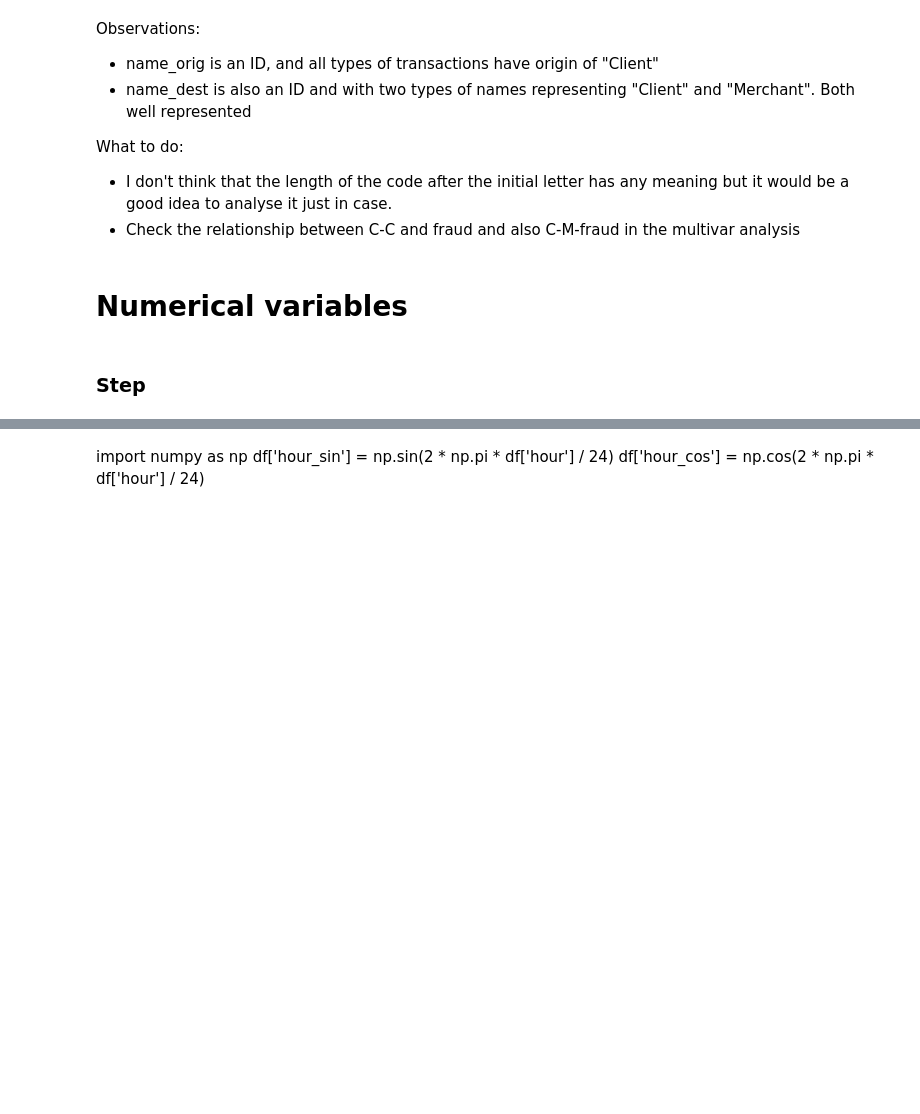
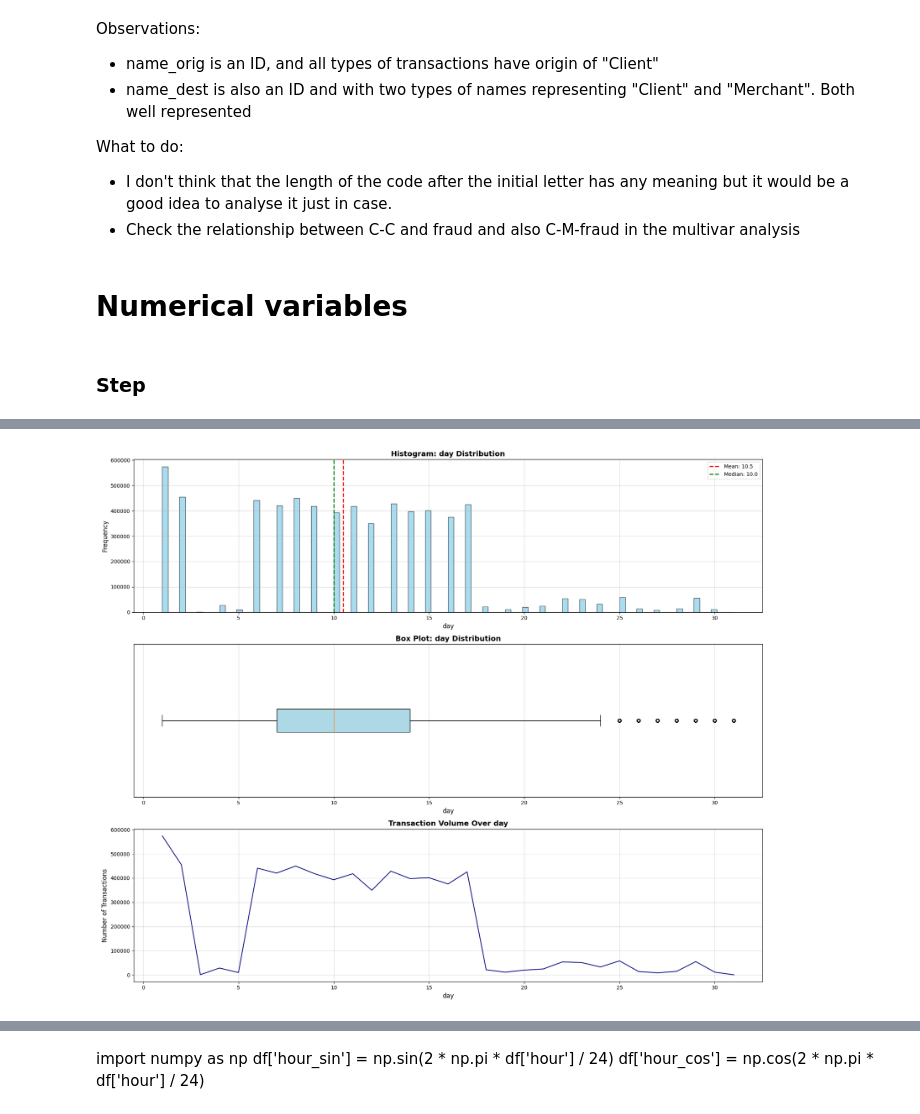
Before and after one commit to amaldu/fraud_detection, a Jupyter notebook: notebooks/01_univar_analysis.ipynb, the cells around one changed output, grey strips where cells are left out. Saved outputs shown, nothing was run; the diff lists cells and outputs as text; code cells hidden in the pictures; blank space fills up the shorter version.

```diff
--- a/notebooks/01_univar_analysis.ipynb
+++ b/notebooks/01_univar_analysis.ipynb
@@ -306,0 +377,4 @@ plt.show()
+# %%
+numerical_plots(step_temp["day"])
+# %% [output]
+[figure, added]
```
Also changed, not shown: parts of 31 cells of this notebook.
